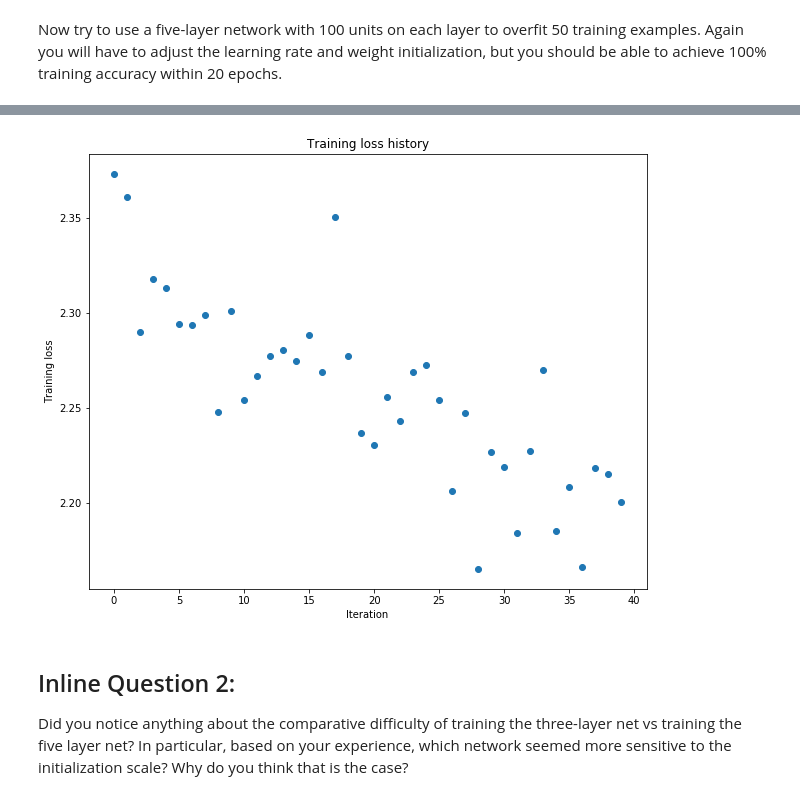
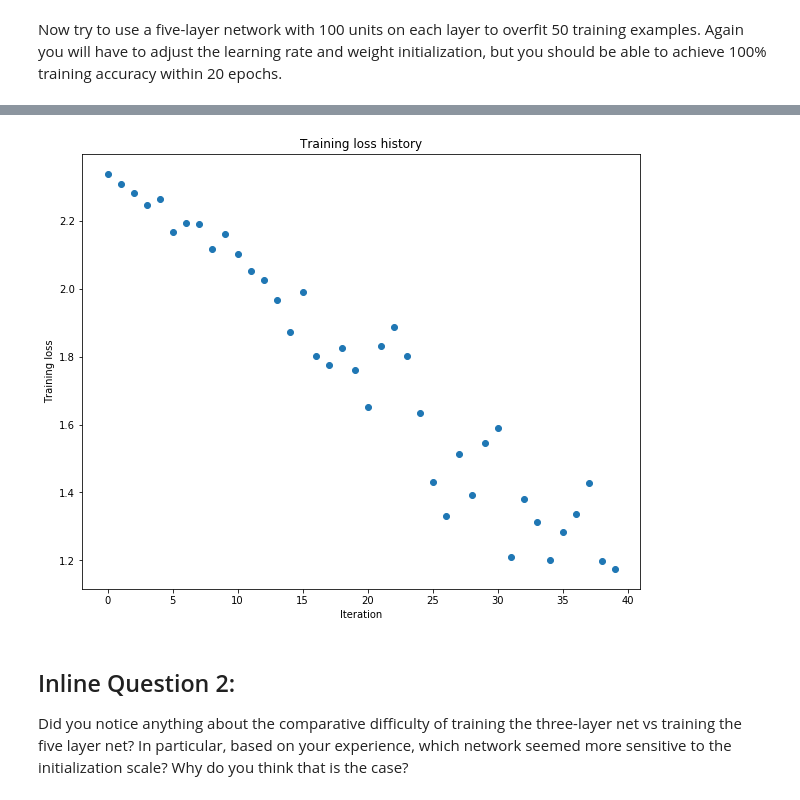
Before and after one commit to codeMonkey339/cs231n, a Jupyter notebook: assign2/spring1718_assignment2_v2/FullyConnectedNets.ipynb, the cells around one changed output, grey strips where cells are left out. Cells and saved outputs as stored; diff of their text form; code cells hidden in the pictures.

```diff
--- a/assign2/spring1718_assignment2_v2/FullyConnectedNets.ipynb
+++ b/assign2/spring1718_assignment2_v2/FullyConnectedNets.ipynb
@@ -500,7 +501,7 @@ small_data = {
   'y_val': data['y_val'],
 }
 
-learning_rate = 1e-3
+learning_rate = 8e-3
 weight_scale = 3e-2
 model = FullyConnectedNet([100, 100, 100, 100],
                 weight_scale=weight_scale, dtype=np.float64)
@@ -539,4 +540,4 @@ plt.show()
-[figure, old version]
+[figure, new version]
 # %% [markdown]
 ## Inline Question 2:
 Did you notice anything about the comparative difficulty of training the three-layer net vs training the five layer net? In particular, based on your experience, which network seemed more sensitive to the initialization scale? Why do you think that is the case?
```
Also changed, not shown: parts of 3 cells of this notebook.
